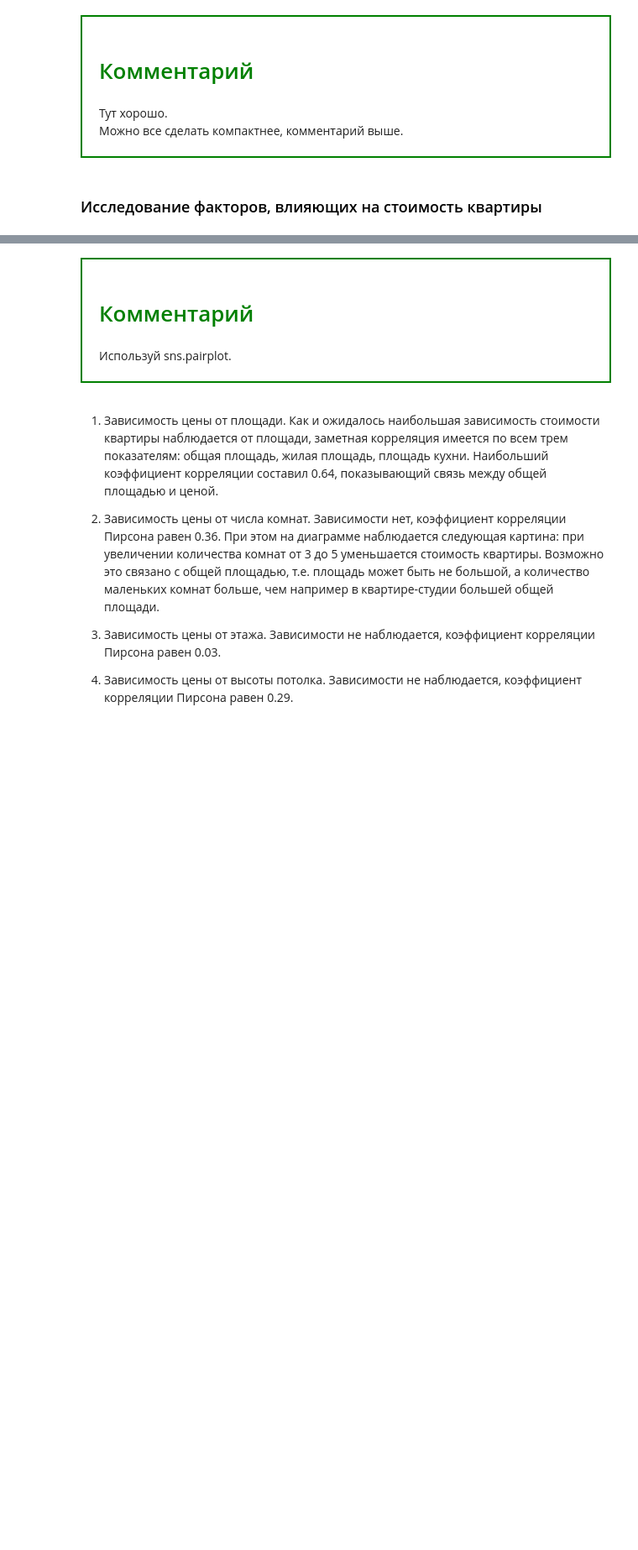
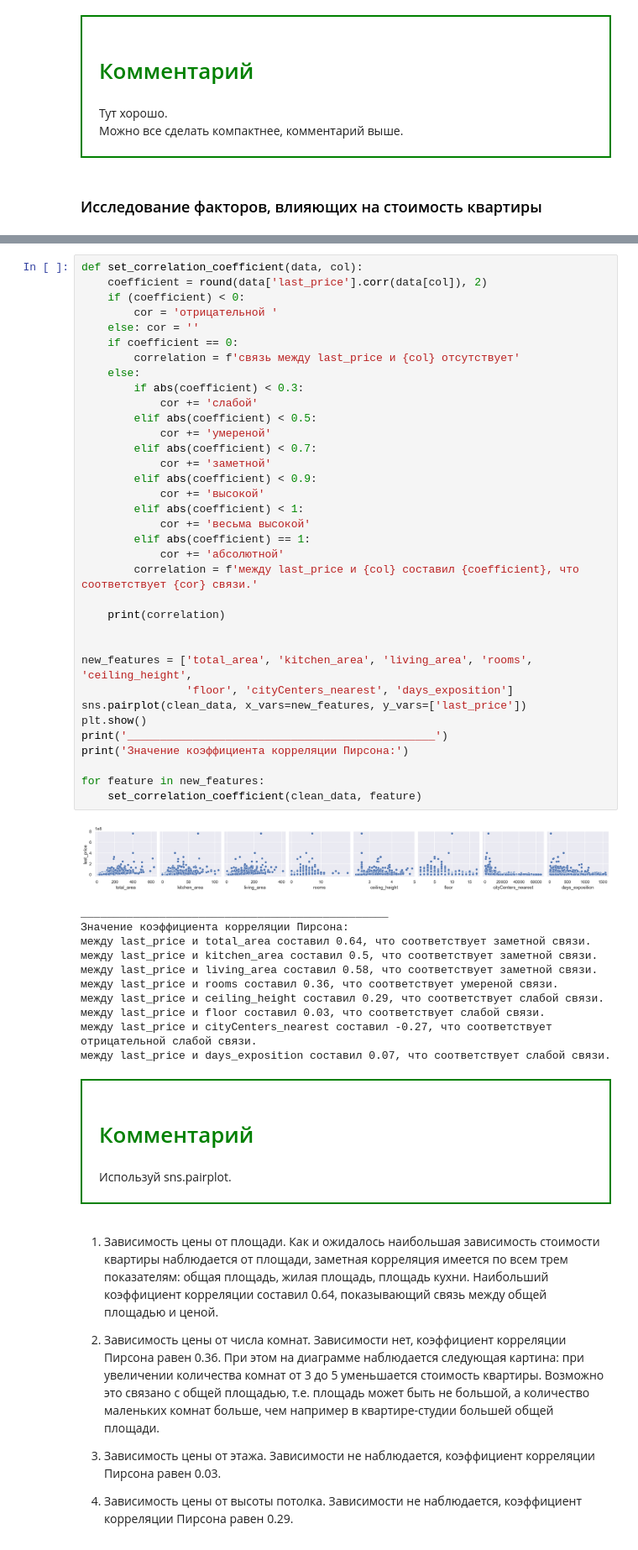
Before and after one commit to Valery2120/DS-DE, a Jupyter notebook: jupyter/ds/theme_04/theme_04.ipynb, the cells around one changed output, grey strips where cells are left out. Shown at 84% size. Saved outputs shown, nothing was run; the diff lists cells and outputs as text; blank space fills up the shorter version.

```diff
--- a/jupyter/ds/theme_04/theme_04.ipynb
+++ b/jupyter/ds/theme_04/theme_04.ipynb
@@ -910,3 +931,50 @@ for feature in features:
+# %%
+def set_correlation_coefficient(data, col):
+    coefficient = round(data['last_price'].corr(data[col]), 2)
+    if (coefficient) < 0:
+        cor = 'отрицательной '
+    else: cor = ''
+    if coefficient == 0:
+        correlation = f'связь между last_price и {col} отсутствует'
+    else:
+        if abs(coefficient) < 0.3:
+            cor += 'слабой'
+        elif abs(coefficient) < 0.5:
+            cor += 'умереной'
+        elif abs(coefficient) < 0.7:
+            cor += 'заметной'
+        elif abs(coefficient) < 0.9:
+            cor += 'высокой'
+        elif abs(coefficient) < 1:
+            cor += 'весьма высокой'
+        elif abs(coefficient) == 1:
+            cor += 'абсолютной'
+        correlation = f'между last_price и {col} составил {coefficient}, что соответствует {cor} связи.'
+
+    print(correlation)
+
+
+new_features = ['total_area', 'kitchen_area', 'living_area', 'rooms', 'ceiling_height',
+                'floor', 'cityCenters_nearest', 'days_exposition']
+sns.pairplot(clean_data, x_vars=new_features, y_vars=['last_price'])
+plt.show()
+print('_______________________________________________')
+print('Значение коэффициента корреляции Пирсона:')
+
+for feature in new_features:
+    set_correlation_coefficient(clean_data, feature)
+# %% [output]
+[figure, added]
+_______________________________________________
+Значение коэффициента корреляции Пирсона:
+между last_price и total_area составил 0.64, что соответствует заметной связи.
+между last_price и kitchen_area составил 0.5, что соответствует заметной связи.
+между last_price и living_area составил 0.58, что соответствует заметной связи.
+между last_price и rooms составил 0.36, что соответствует умереной связи.
+между last_price и ceiling_height составил 0.29, что соответствует слабой связи.
+между last_price и floor составил 0.03, что соответствует слабой связи.
+между last_price и cityCenters_nearest составил -0.27, что соответствует отрицательной слабой связи.
+между last_price и days_exposition составил 0.07, что соответствует слабой связи.
 # %% [markdown]
 <div style="border:solid green 2px; padding: 20px"> <h1 style="color:green; margin-bottom:20px">Комментарий </h1>
 Используй sns.pairplot.
```
Also changed, not shown: parts of 66 cells of this notebook.
